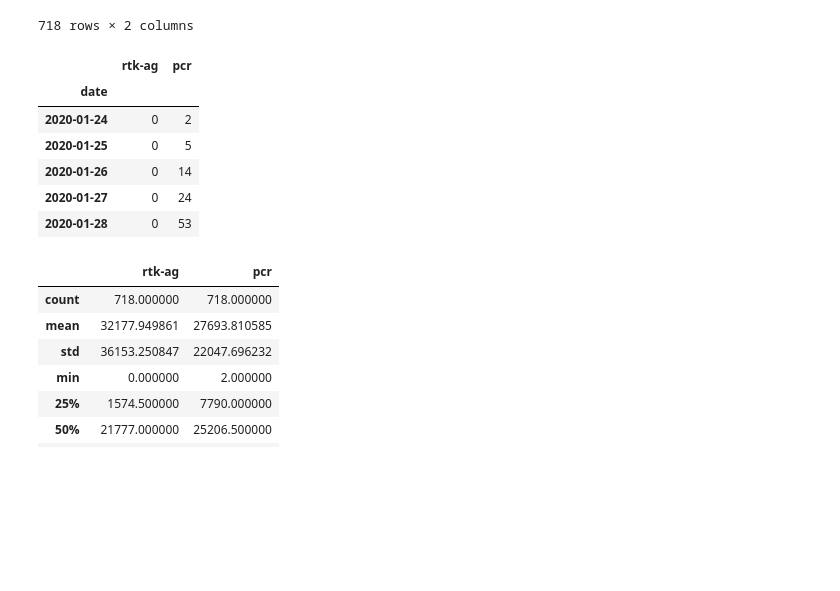
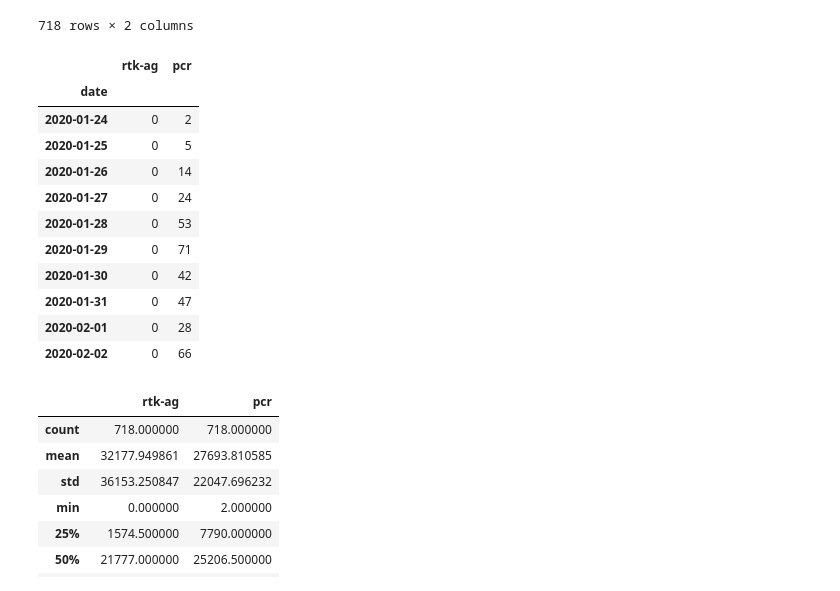
Before and after one commit to Karmen-Tee/covid19-public, a Jupyter notebook: GroupC_TAA.ipynb, the cells around one changed output. Saved outputs shown, nothing was run; the diff lists cells and outputs as text; code cells hidden in the pictures; blank space fills up the shorter version.

```diff
--- a/GroupC_TAA.ipynb
+++ b/GroupC_TAA.ipynb
@@ -45,15 +45,20 @@ tests_malaysia
 | 2022-01-10 | 117851 | 26692 |
 718 rows × 2 columns
 # %%
-tests_malaysia.head()
+tests_malaysia.head(10)
 # %% [output]
 |  | rtk-ag | pcr |
 | date |  |  |
 | 2020-01-24 | 0 | 2 |
 | 2020-01-25 | 0 | 5 |
 | 2020-01-26 | 0 | 14 |
 | 2020-01-27 | 0 | 24 |
 | 2020-01-28 | 0 | 53 |
+| 2020-01-29 | 0 | 71 |
+| 2020-01-30 | 0 | 42 |
+| 2020-01-31 | 0 | 47 |
+| 2020-02-01 | 0 | 28 |
+| 2020-02-02 | 0 | 66 |
 # %%
 tests_malaysia.describe()
 # %% [output]
```
Also changed, not shown: parts of 8 cells of this notebook.
